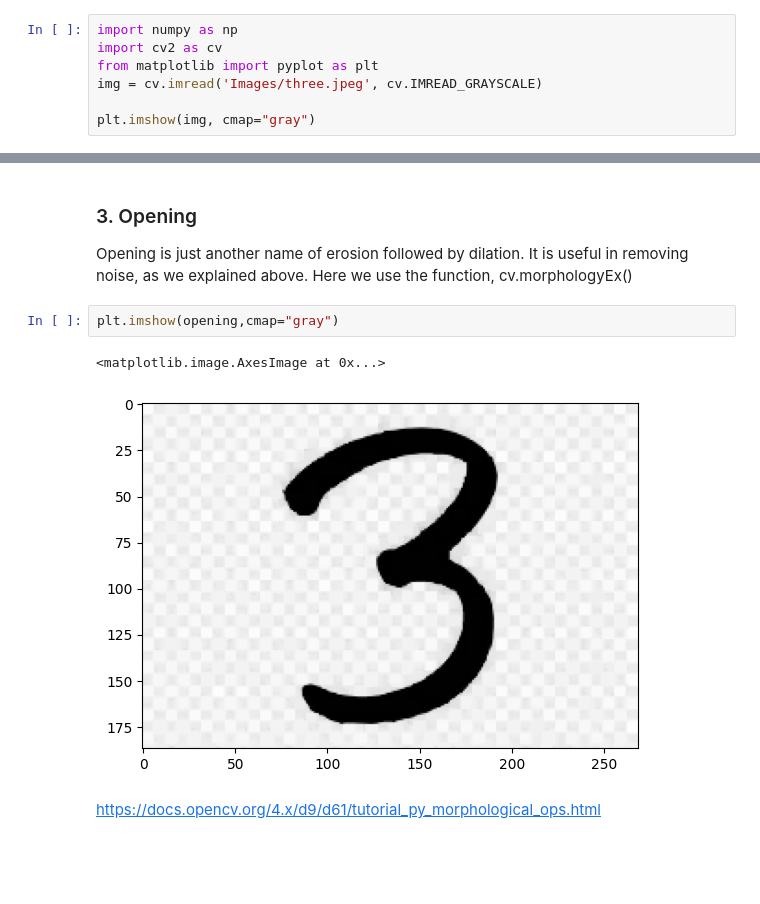
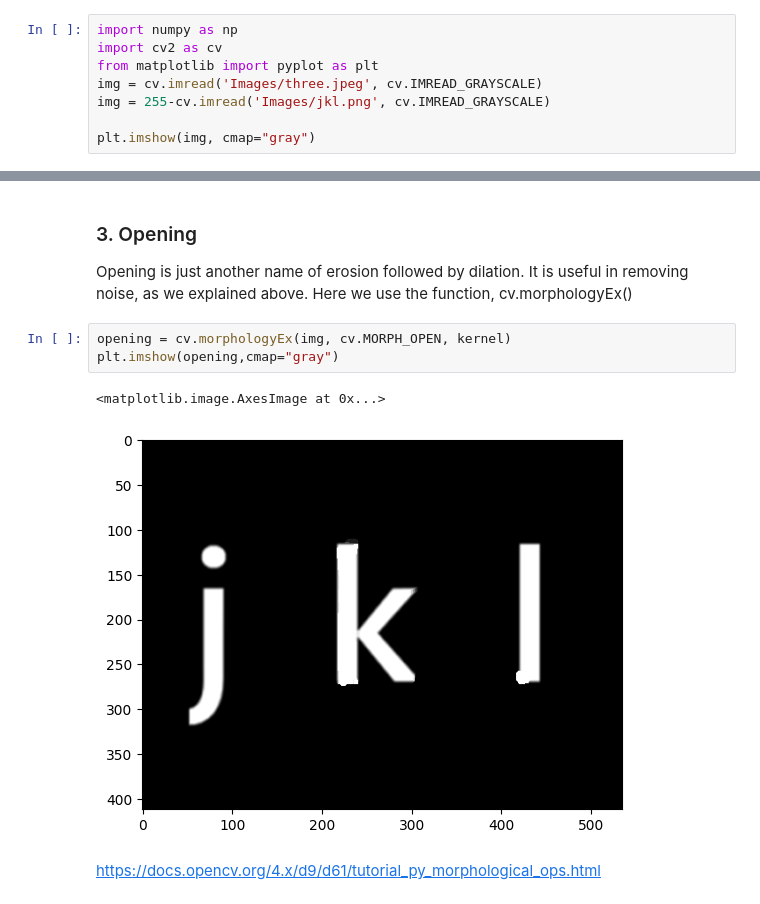
Before and after one commit to gangaholi/KSIT_CSE, a Jupyter notebook: 06_Morphological_Transformations.ipynb, the cells around one changed output, grey strips where cells are left out. Cells and saved outputs as stored; diff of their text form; blank space fills up the shorter version.

Commit message:
added Morphological operations

```diff
--- a/06_Morphological_Transformations.ipynb
+++ b/06_Morphological_Transformations.ipynb
@@ -3,6 +3,7 @@ import numpy as np
 import cv2 as cv
 from matplotlib import pyplot as plt
 img = cv.imread('Images/three.jpeg', cv.IMREAD_GRAYSCALE)
+img = 255-cv.imread('Images/jkl.png', cv.IMREAD_GRAYSCALE)
 
 plt.imshow(img, cmap="gray")
 # %% [output]
@@ -35,9 +36,10 @@ plt.imshow(dilation, cmap="gray")
 ### 3. Opening
 Opening is just another name of erosion followed by dilation. It is useful in removing noise, as we explained above. Here we use the function, cv.morphologyEx()
 # %%
+opening = cv.morphologyEx(img, cv.MORPH_OPEN, kernel)
 plt.imshow(opening,cmap="gray")
 # %% [output]
 <matplotlib.image.AxesImage at 0x...>
-[figure, old version]
+[figure, new version]
 # %% [markdown]
 https://docs.opencv.org/4.x/d9/d61/tutorial_py_morphological_ops.html
```
Also changed, not shown: parts of 13 cells of this notebook, 2 other files.
